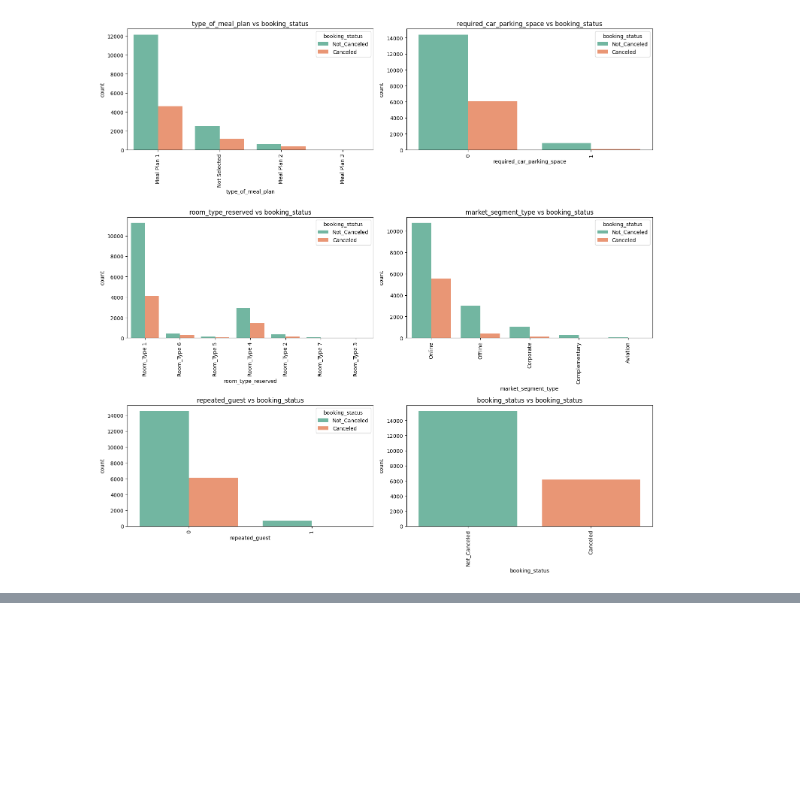
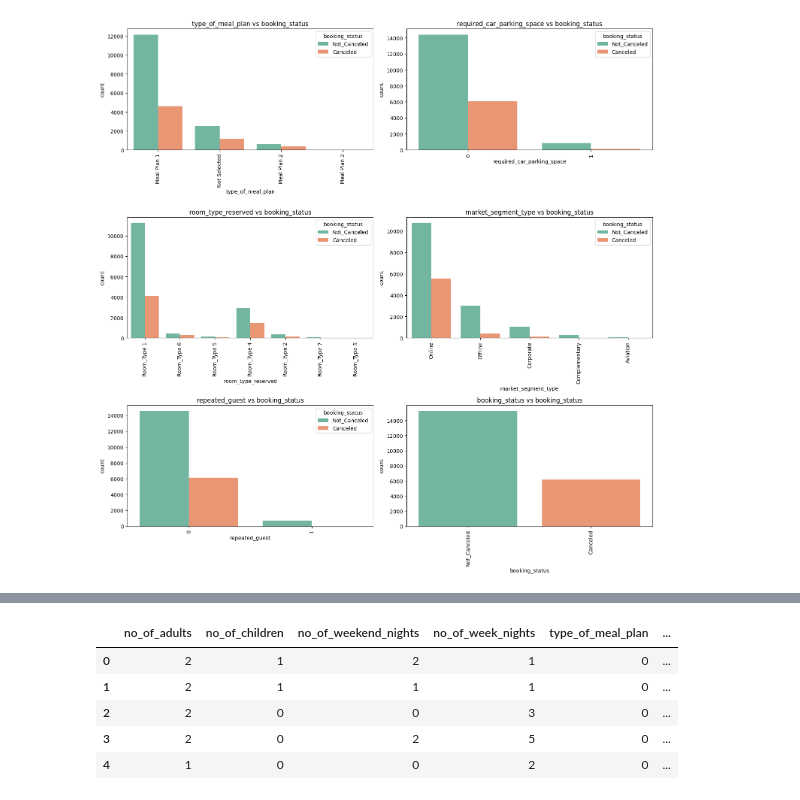
Before and after one commit to chiragd0408/Hotel_Reservation_Prediction, a Jupyter notebook: notebook/notebook.ipynb, the cells around one changed output, grey strips where cells are left out. Saved outputs shown, nothing was run; the diff lists cells and outputs as text; code cells hidden in the pictures; blank space fills up the shorter version.

```diff
--- a/notebook/notebook.ipynb
+++ b/notebook/notebook.ipynb
@@ -228,0 +266,9 @@ plot_bivariate_cat(data , 'booking_status' , cat_cols)
+# %%
+label_encoder = LabelEncoder()
+
+mappings = {}
+
+for col in cat_cols:
+    df[col] = label_encoder.fit_transform(df[col])
+
+    mappings[col] = {label:code for label, code in zip(label_encoder.classes_ , label_encoder.transform(label_encoder.classes_))}
@@ -228,0 +298,9 @@ plot_bivariate_cat(data , 'booking_status' , cat_cols)
+# %%
+df.head()
+# %% [output]
+|  | no_of_adults | no_of_children | no_of_weekend_nights | no_of_week_nights | type_of_meal_plan | ... |
+| 0 | 2 | 1 | 2 | 1 | 0 | ... |
+| 1 | 2 | 1 | 1 | 1 | 0 | ... |
+| 2 | 2 | 0 | 0 | 3 | 0 | ... |
+| 3 | 2 | 0 | 2 | 5 | 0 | ... |
+| 4 | 1 | 0 | 0 | 2 | 0 | ... |
```
Also changed, not shown: parts of 6 cells of this notebook.
